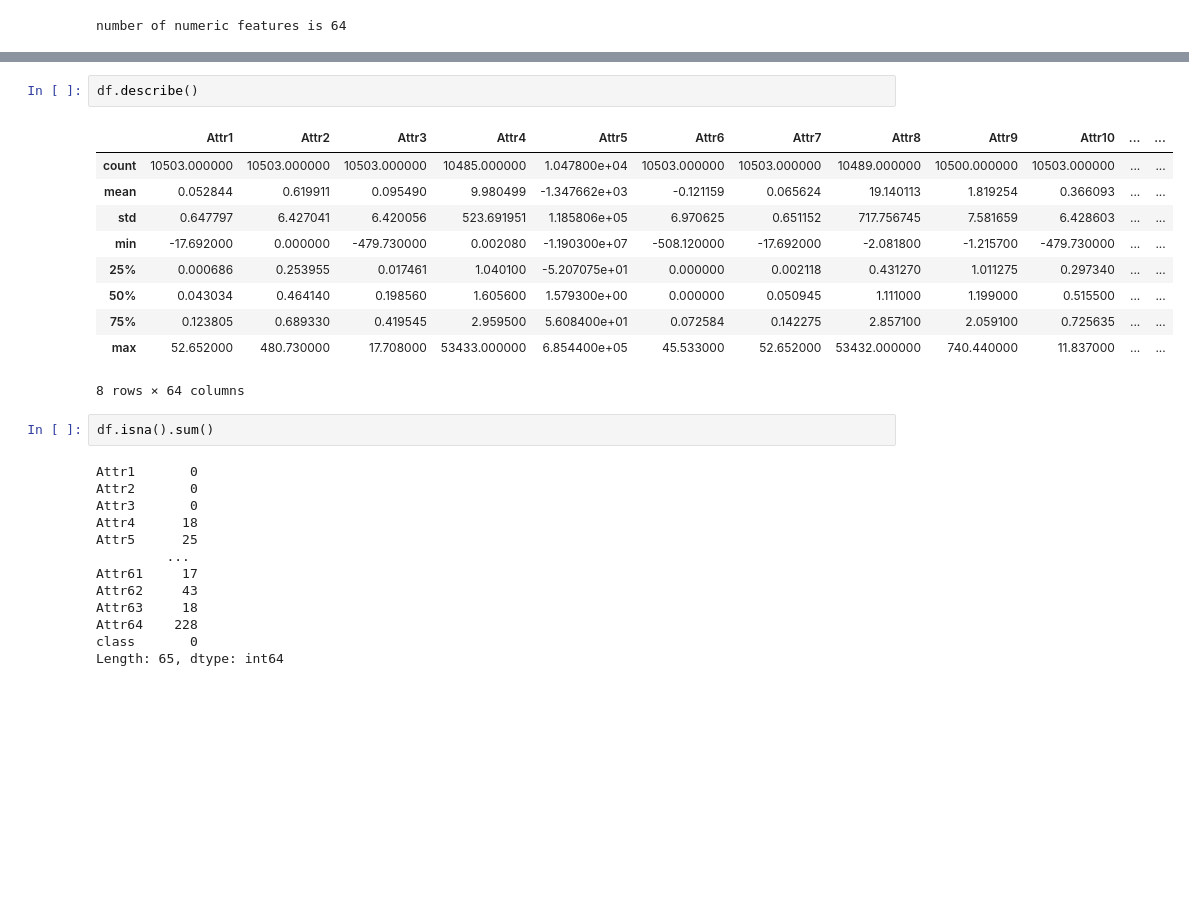
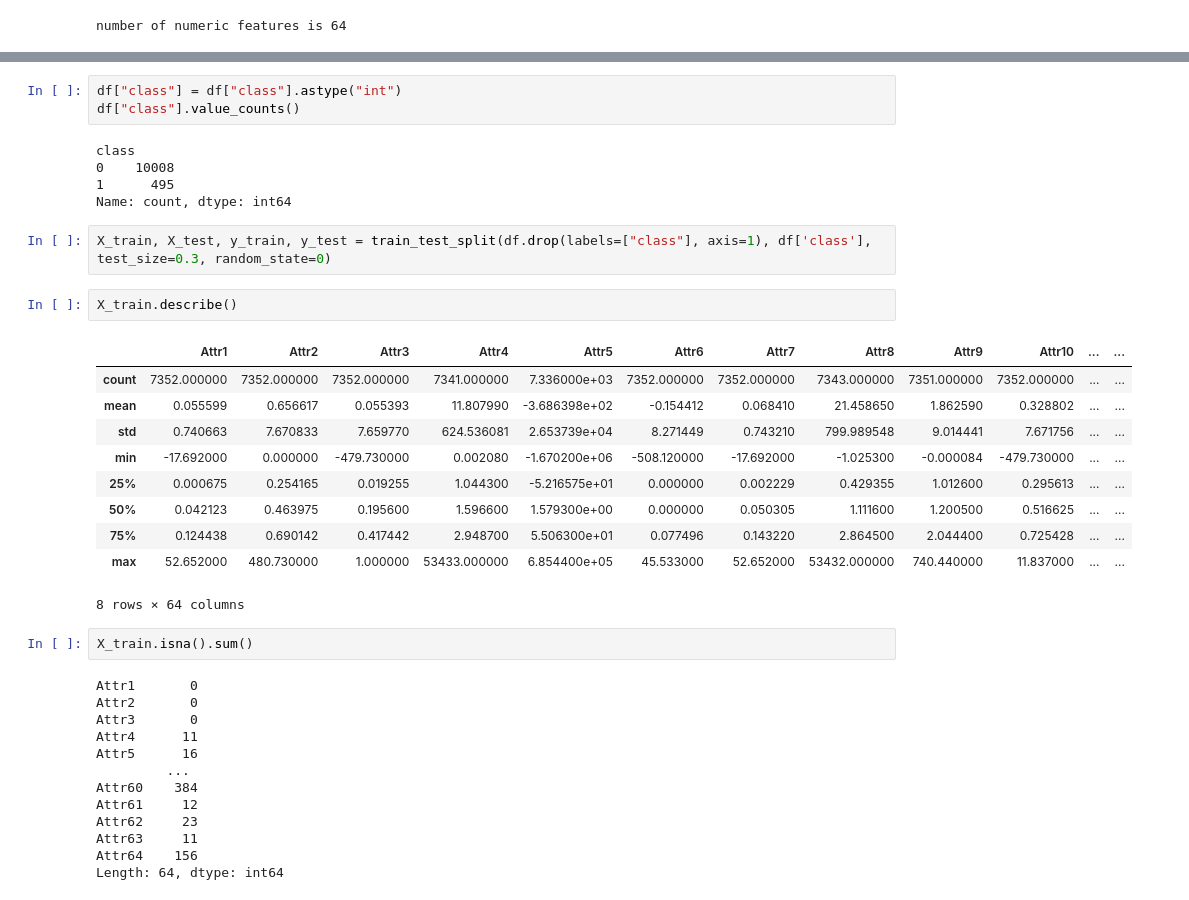
Before and after one commit to reem-naji/Data-computation-project, a Jupyter notebook: bankruptcy.ipynb, the cells around one changed output, grey strips where cells are left out. Drawn from its saved outputs; the diff is of its cells as text; blank space fills up the shorter version.

```diff
--- a/bankruptcy.ipynb
+++ b/bankruptcy.ipynb
@@ -43,29 +52,39 @@ number of numeric features is 64
+# %%
+df["class"] = df["class"].astype("int")
+df["class"].value_counts()
+# %% [output]
+class
+0    10008
+1      495
+Name: count, dtype: int64
+# %%
+X_train, X_test, y_train, y_test = train_test_split(df.drop(labels=["class"], axis=1), df['class'], test_size=0.3, random_state=0)
 # %%
-df.describe()
+X_train.describe()
 # %% [output]
 |  | Attr1 | Attr2 | Attr3 | Attr4 | Attr5 | Attr6 | Attr7 | Attr8 | Attr9 | Attr10 | ... | ... |
-| count | 10503.000000 | 10503.000000 | 10503.000000 | 10485.000000 | 1.047800e+04 | 10503.000000 | 10503.000000 | 10489.000000 | 10500.000000 | 10503.000000 | ... | ... |
-| mean | 0.052844 | 0.619911 | 0.095490 | 9.980499 | -1.347662e+03 | -0.121159 | 0.065624 | 19.140113 | 1.819254 | 0.366093 | ... | ... |
-| std | 0.647797 | 6.427041 | 6.420056 | 523.691951 | 1.185806e+05 | 6.970625 | 0.651152 | 717.756745 | 7.581659 | 6.428603 | ... | ... |
-| min | -17.692000 | 0.000000 | -479.730000 | 0.002080 | -1.190300e+07 | -508.120000 | -17.692000 | -2.081800 | -1.215700 | -479.730000 | ... | ... |
-| 25% | 0.000686 | 0.253955 | 0.017461 | 1.040100 | -5.207075e+01 | 0.000000 | 0.002118 | 0.431270 | 1.011275 | 0.297340 | ... | ... |
-| 50% | 0.043034 | 0.464140 | 0.198560 | 1.605600 | 1.579300e+00 | 0.000000 | 0.050945 | 1.111000 | 1.199000 | 0.515500 | ... | ... |
-| 75% | 0.123805 | 0.689330 | 0.419545 | 2.959500 | 5.608400e+01 | 0.072584 | 0.142275 | 2.857100 | 2.059100 | 0.725635 | ... | ... |
-| max | 52.652000 | 480.730000 | 17.708000 | 53433.000000 | 6.854400e+05 | 45.533000 | 52.652000 | 53432.000000 | 740.440000 | 11.837000 | ... | ... |
+| count | 7352.000000 | 7352.000000 | 7352.000000 | 7341.000000 | 7.336000e+03 | 7352.000000 | 7352.000000 | 7343.000000 | 7351.000000 | 7352.000000 | ... | ... |
+| mean | 0.055599 | 0.656617 | 0.055393 | 11.807990 | -3.686398e+02 | -0.154412 | 0.068410 | 21.458650 | 1.862590 | 0.328802 | ... | ... |
+| std | 0.740663 | 7.670833 | 7.659770 | 624.536081 | 2.653739e+04 | 8.271449 | 0.743210 | 799.989548 | 9.014441 | 7.671756 | ... | ... |
+| min | -17.692000 | 0.000000 | -479.730000 | 0.002080 | -1.670200e+06 | -508.120000 | -17.692000 | -1.025300 | -0.000084 | -479.730000 | ... | ... |
+| 25% | 0.000675 | 0.254165 | 0.019255 | 1.044300 | -5.216575e+01 | 0.000000 | 0.002229 | 0.429355 | 1.012600 | 0.295613 | ... | ... |
+| 50% | 0.042123 | 0.463975 | 0.195600 | 1.596600 | 1.579300e+00 | 0.000000 | 0.050305 | 1.111600 | 1.200500 | 0.516625 | ... | ... |
+| 75% | 0.124438 | 0.690142 | 0.417442 | 2.948700 | 5.506300e+01 | 0.077496 | 0.143220 | 2.864500 | 2.044400 | 0.725428 | ... | ... |
+| max | 52.652000 | 480.730000 | 1.000000 | 53433.000000 | 6.854400e+05 | 45.533000 | 52.652000 | 53432.000000 | 740.440000 | 11.837000 | ... | ... |
 8 rows × 64 columns
 # %%
-df.isna().sum()
+X_train.isna().sum()
 # %% [output]
 Attr1       0
 Attr2       0
 Attr3       0
-Attr4      18
-Attr5      25
+Attr4      11
+Attr5      16
          ...
-Attr61     17
-Attr62     43
-Attr63     18
-Attr64    228
-class       0
-Length: 65, dtype: int64
+Attr60    384
+Attr61     12
+Attr62     23
+Attr63     11
+Attr64    156
+Length: 64, dtype: int64
 # %%
```
Also changed, not shown: parts of 14 cells of this notebook.
